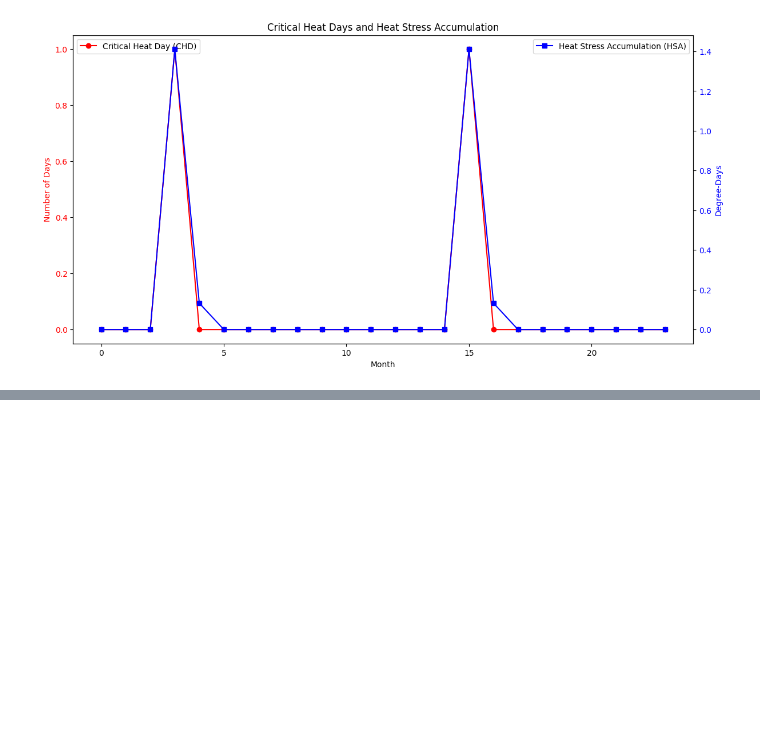
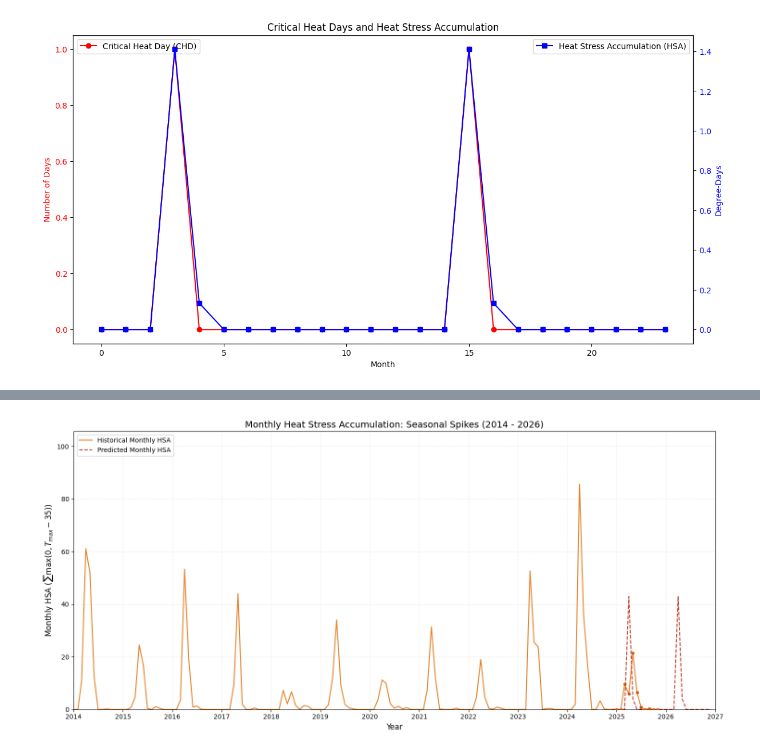
Before and after one commit to not-your-pancake/TCC_Journal, a Jupyter notebook: CCD_Agri_stress/rangamati.ipynb, the cells around one changed output, grey strips where cells are left out. Drawn from its saved outputs; the diff is of its cells as text; code cells hidden in the pictures; blank space fills up the shorter version.

```diff
--- a/CCD_Agri_stress/rangamati.ipynb
+++ b/CCD_Agri_stress/rangamati.ipynb
@@ -1447,0 +1616,83 @@ plt.show()
+# %%
+import pandas as pd
+import numpy as np
+import matplotlib.pyplot as plt
+import matplotlib.dates as mdates
+
+# 1. Load Data
+# Assuming df_bandarban and df_calc are already in memory
+df_bandarban_2025 = pd.read_csv('../2025-dataset/Bagerhat_historical_weather_2025.csv')
+
+# 2. HSA Calculation Logic
+def get_daily_hsa(df, max_col):
+    return np.maximum(0, df[max_col] - 35)
+
+# --- A. Process Historical (2014-2024) ---
+df_bandarban['date'] = pd.to_datetime(df_bandarban['date'])
+df_hist = df_bandarban[(df_bandarban['date'].dt.year >= 2014) & (df_bandarban['date'].dt.year <= 2024)].copy()
+df_hist['daily_hsa'] = get_daily_hsa(df_hist, 'max_temperature(degree C)')
+
+# Aggregate by Month
+hist_monthly_hsa = df_hist.groupby(df_hist['date'].dt.to_period('M'))['daily_hsa'].sum()
+hist_monthly_hsa.index = hist_monthly_hsa.index.to_timestamp()
+
+# --- B. Process Real 2025 ---
+# Reconstruct date from separate year, month, day columns
+df_bandarban_2025['date'] = pd.to_datetime(df_bandarban_2025[['year', 'month', 'day']])
+df_bandarban_2025['daily_hsa'] = get_daily_hsa(df_bandarban_2025, 'max_temperature(degree C)')
+
+real_2025_monthly_hsa = df_bandarban_2025.groupby(df_bandarban_2025['date'].dt.to_period('M'))['daily_hsa'].sum()
+real_2025_monthly_hsa.index = real_2025_monthly_hsa.index.to_timestamp()
+
+# --- C. Process Predictions (2025-2026) ---
+pred_dates = pd.date_range(start='2025-01-01', periods=24, freq='MS')
+df_calc['daily_hsa'] = get_daily_hsa(df_calc, 'max_temp')
+
+# Estimate monthly total based on the single day prediction (Predicted HSA * 30.44 days)
+pred_monthly_hsa_values = df_calc['daily_hsa'].values * 30.44
+pred_monthly_hsa = pd.Series(pred_monthly_hsa_values, index=pred_dates)
+
+# 3. Plotting
+plt.figure(figsize=(15, 7))
+
+# Get connection point from Dec 2024
+last_date = hist_monthly_hsa.index[-1]
+last_val = hist_monthly_hsa.values[-1]
+
+# A. Historical Line (2014-2024)
+plt.plot(hist_monthly_hsa.index, hist_monthly_hsa.values,
+         color='#e67e22', label='Historical Monthly HSA', linewidth=1.5)
+
+# B. Bridge to Real 2025 (Solid Line)
+bridge_real_x = [last_date] + list(real_2025_monthly_hsa.index)
+bridge_real_y = [last_val] + list(real_2025_monthly_hsa.values)
+plt.plot(bridge_real_x, bridge_real_y, color='#e67e22', linewidth=1.5)
+
+# C. Bridge to Predictions 2025-2026 (Red Dashed Line)
+bridge_pred_x = [last_date] + list(pred_monthly_hsa.index)
+bridge_pred_y = [last_val] + list(pred_monthly_hsa.values)
+plt.plot(bridge_pred_x, bridge_pred_y, color='#c0392b', linestyle='--',
+         label='Predicted Monthly HSA', linewidth=1.5)
+
+# Mark the actual 2025 data points for clarity
+plt.scatter(real_2025_monthly_hsa.index, real_2025_monthly_hsa.values,
+            color='#d35400', s=15, zorder=5)
+
+# Formatting
+plt.title('Monthly Heat Stress Accumulation: Seasonal Spikes (2014 - 2026)', fontsize=14)
+plt.ylabel('Monthly HSA ($\sum \max(0, T_{max} - 35)$)', fontsize=12)
+plt.xlabel('Year', fontsize=12)
+plt.ylim(0, max(hist_monthly_hsa.max(), pred_monthly_hsa.max(), real_2025_monthly_hsa.max()) + 20)
+plt.xlim(pd.Timestamp('2014-01-01'), pd.Timestamp('2027-01-01'))
+
+# X-Axis Year Labels
+plt.gca().xaxis.set_major_locator(mdates.YearLocator())
+plt.gca().xaxis.set_major_formatter(mdates.DateFormatter('%Y'))
+
+plt.grid(True, which='both', linestyle=':', alpha=0.4)
+plt.legend(loc='upper left', frameon=True)
+
+plt.tight_layout()
+plt.show()
+# %% [output]
+[figure, added]
```
Also changed, not shown: parts of 15 cells of this notebook, 4 other files.
